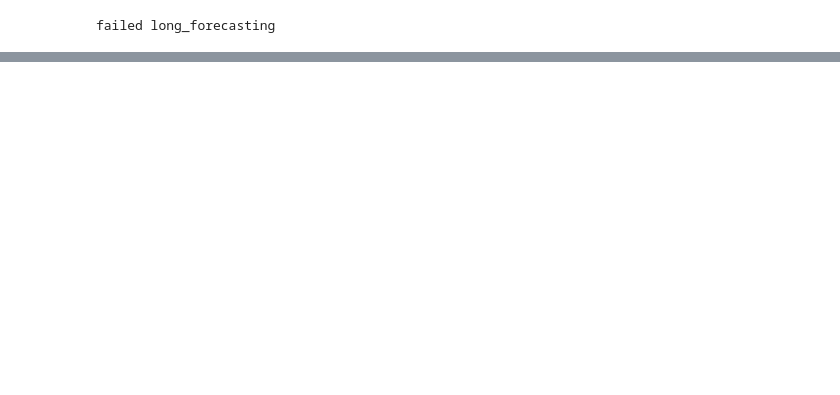
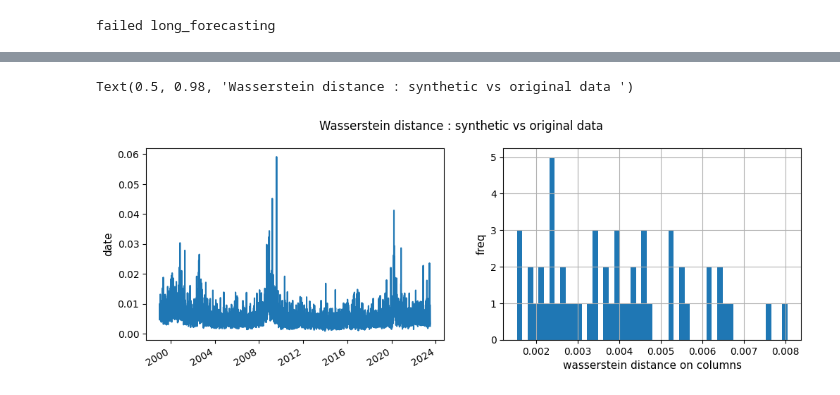
Before and after one commit to nabz78350/mlseminar, a Jupyter notebook: plots.ipynb, the cells around one changed output, grey strips where cells are left out. Drawn from its saved outputs; the diff is of its cells as text; code cells hidden in the pictures; blank space fills up the shorter version.

```diff
--- a/plots.ipynb
+++ b/plots.ipynb
@@ -276,0 +321,17 @@ all_pnls.cumsum().plot()
+# %%
+from evaluation_metrics import *
+
+fig,axes = plt.subplots(nrows=1,ncols = 2,figsize = (12,4))
+wass_rows = wasserstein_distance_rows(cmpr['synthetic'].unstack(),cmpr['original'].unstack())
+wass_rows.plot(ax= axes[0],legend=False)
+axes[0].set_ylabel('Wassertein distance rows',fontsize = 14)
+axes[0].set_ylabel('date',fontsize =11)
+wass_cols = wasserstein_distance_columns(cmpr['synthetic'].unstack(),cmpr['original'].unstack())['Wassertstein distance col']
+wass_cols.hist(bins=50,ax = axes[1])
+axes[1].set_xlabel('wasserstein distance on columns',fontsize =11)
+axes[1].set_ylabel('freq',fontsize =11)
+
+fig.suptitle('Wasserstein distance : synthetic vs original data ')
+# %% [output]
+Text(0.5, 0.98, 'Wasserstein distance : synthetic vs original data ')
+[figure, added]
```
Also changed, not shown: parts of 25 cells of this notebook, 27 other files.
